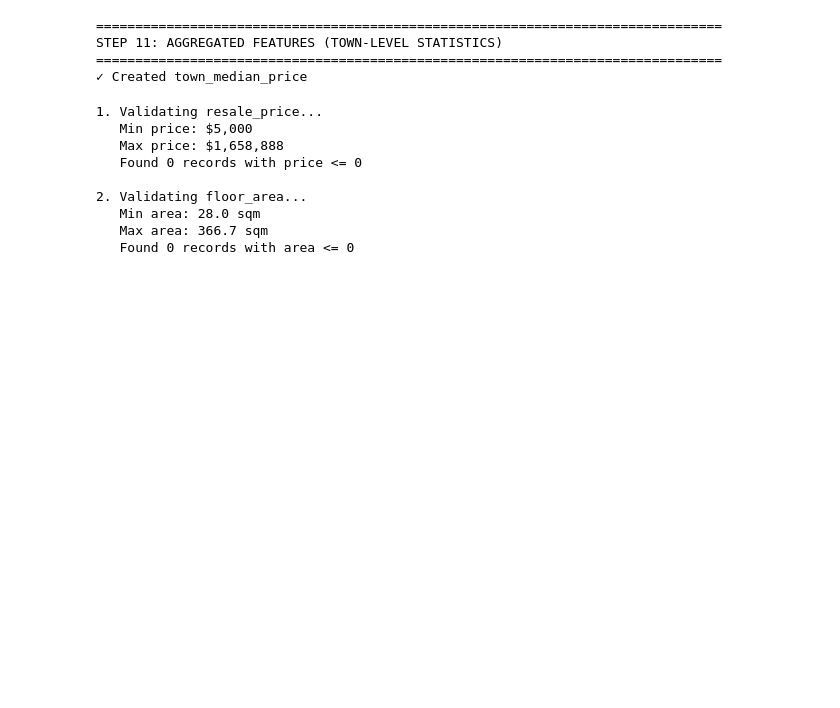
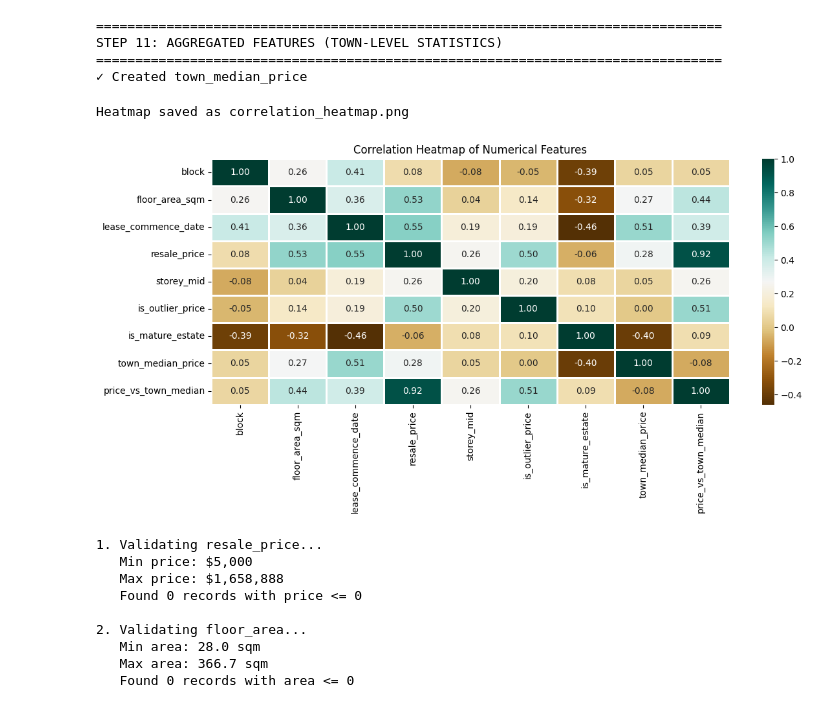
Before and after one commit to sanjeevr123/DSE3101-Project, a Jupyter notebook: backend/01_data_collection.ipynb, the cells around one changed output. Saved outputs shown, nothing was run; the diff lists cells and outputs as text; code cells hidden in the pictures; blank space fills up the shorter version.

```diff
--- a/backend/01_data_collection.ipynb
+++ b/backend/01_data_collection.ipynb
@@ -207,24 +208,24 @@ outlier_cols = ['resale_price', 'floor_area_sqm']
 outlier_stats = {}
 
 for col in outlier_cols:
-    if col in combined_df.columns:
-        outliers, lower, upper = detect_outliers_iqr(combined_df, col)
+    if col in final_df.columns:
+        outliers, lower, upper = detect_outliers_iqr(final_df, col)
         outlier_stats[col] = {
             'count': len(outliers),
-            'percentage': len(outliers) / len(combined_df) * 100,
+            'percentage': len(outliers) / len(final_df) * 100,
             'lower_bound': lower,
             'upper_bound': upper
         }
         print(f"\n{col}:")
-        print(f"  Outliers: {len(outliers)} ({len(outliers)/len(combined_df)*100:.2f}%)")
+        print(f"  Outliers: {len(outliers)} ({len(outliers)/len(final_df)*100:.2f}%)")
         print(f"  Valid range: {lower:.2f} to {upper:.2f}")
-        print(f"  Min: {combined_df[col].min()}, Max: {combined_df[col].max()}")
+        print(f"  Min: {final_df[col].min()}, Max: {final_df[col].max()}")
 
 # For this project, keep outliers as they may represent genuine luxury/large flats
 # But flag them for analysis
-combined_df['is_outlier_price'] = 0
-outliers, lower, upper = detect_outliers_iqr(combined_df, 'resale_price')
-combined_df.loc[outliers.index, 'is_outlier_price'] = 1
+final_df['is_outlier_price'] = 0
+outliers, lower, upper = detect_outliers_iqr(final_df, 'resale_price')
+final_df.loc[outliers.index, 'is_outlier_price'] = 1
 print(f"\n✓ Flagged {outliers.shape[0]} price outliers for analysis")
 # %% [output]
 ================================================================================
@@ -248,7 +249,7 @@ print("STEP 6: FEATURE ENGINEERING")
 print("=" * 80)
 
 # Storey categories
-combined_df['storey_category'] = pd.cut(combined_df['storey_mid'],
+final_df['storey_category'] = pd.cut(final_df['storey_mid'],
                                         bins=[0, 5, 10, 15, 50],
                                         labels=['Low', 'Mid-Low', 'Mid-High', 'High'])
 
@@ -284,8 +285,8 @@ region_mapping = {
     'YISHUN': 'North'
 }
 
-combined_df['region'] = combined_df['town'].map(region_mapping)
-combined_df['region'] = combined_df['region'].fillna('Other')
+final_df['region'] = final_df['town'].map(region_mapping)
+final_df['region'] = final_df['region'].fillna('Other')
 print("✓ Created region feature")
 
 # Flag mature vs non-mature estates
@@ -293,7 +294,7 @@ mature_estates = ['ANG MO KIO', 'BEDOK', 'BISHAN', 'BUKIT MERAH', 'BUKIT TIMAH',
                   'CENTRAL AREA', 'CLEMENTI', 'GEYLANG', 'KALLANG/WHAMPOA',
                   'MARINE PARADE', 'QUEENSTOWN', 'SERANGOON', 'TOA PAYOH']
 
-combined_df['is_mature_estate'] = combined_df['town'].isin(mature_estates).astype(int)
+final_df['is_mature_estate'] = final_df['town'].isin(mature_estates).astype(int)
 print("✓ Created is_mature_estate flag")
 # %% [output]
 ================================================================================
@@ -311,15 +312,31 @@ print("STEP 11: AGGREGATED FEATURES (TOWN-LEVEL STATISTICS)")
 print("=" * 80)
 
 # Town-level median price (useful for understanding relative value)
-town_median_price = combined_df.groupby('town')['resale_price'].median()
-combined_df['town_median_price'] = combined_df['town'].map(town_median_price)
-combined_df['price_vs_town_median'] = combined_df['resale_price'] / combined_df['town_median_price']
+town_median_price = final_df.groupby('town')['resale_price'].median()
+final_df['town_median_price'] = final_df['town'].map(town_median_price)
+final_df['price_vs_town_median'] = final_df['resale_price'] / final_df['town_median_price']
 print("✓ Created town_median_price")
 # %% [output]
 ================================================================================
 STEP 11: AGGREGATED FEATURES (TOWN-LEVEL STATISTICS)
 ================================================================================
 ✓ Created town_median_price
+# %%
+numerical_dataset = final_df.select_dtypes(include=['int64', 'float64'])
+
+plt.figure(figsize=(12, 6))
+sns.heatmap(numerical_dataset.corr(),
+            cmap='BrBG',
+            fmt='.2f',
+            linewidths=2,
+            annot=True)
+plt.title("Correlation Heatmap of Numerical Features")
+plt.tight_layout()
+plt.savefig("correlation_heatmap.png")
+print("Heatmap saved as correlation_heatmap.png")
+# %% [output]
+Heatmap saved as correlation_heatmap.png
+[figure, added]
 # %%
 # Remove negative or zero prices
 print("\n1. Validating resale_price...")
```
Also changed, not shown: parts of 2 cells of this notebook, 1 other file.
